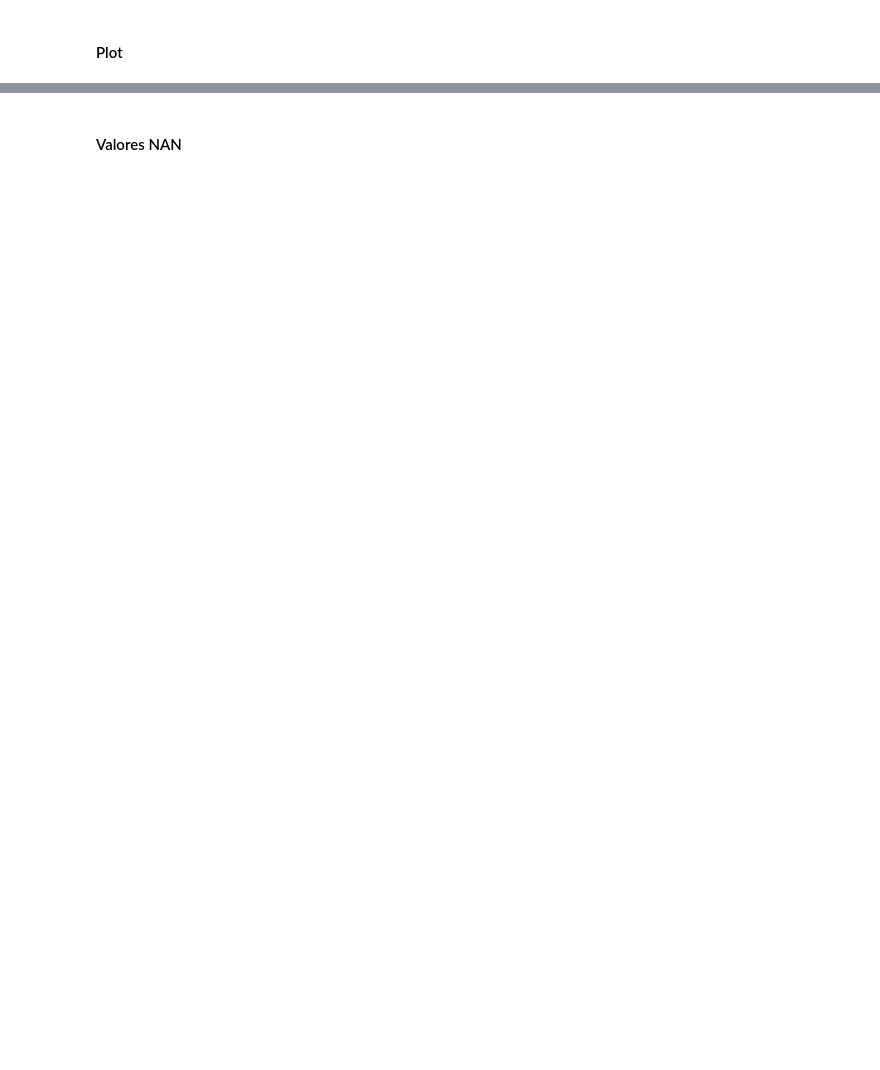
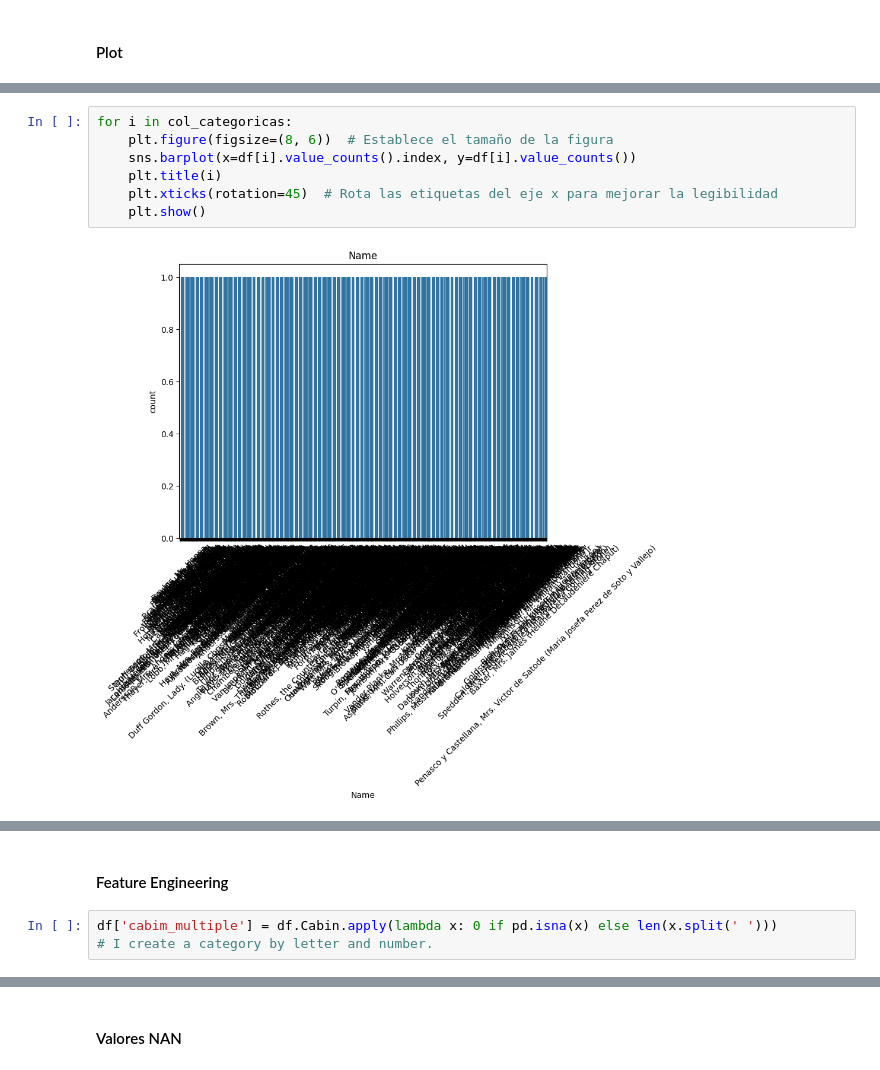
Before and after one commit to Remolino777/titanic, a Jupyter notebook: notebooks/01_eda.ipynb, the cells around one changed output, grey strips where cells are left out. Cells and saved outputs as stored; diff of their text form; blank space fills up the shorter version.

```diff
--- a/notebooks/01_eda.ipynb
+++ b/notebooks/01_eda.ipynb
@@ -72,0 +131,9 @@ for col in col_categoricas:
+# %%
+for i in col_categoricas:
+    plt.figure(figsize=(8, 6))  # Establece el tamaño de la figura
+    sns.barplot(x=df[i].value_counts().index, y=df[i].value_counts())
+    plt.title(i)
+    plt.xticks(rotation=45)  # Rota las etiquetas del eje x para mejorar la legibilidad
+    plt.show()
+# %% [output]
+[figure, added]
@@ -72,0 +144,5 @@ for col in col_categoricas:
+# %% [markdown]
+#### Feature Engineering
+# %%
+df['cabim_multiple'] = df.Cabin.apply(lambda x: 0 if pd.isna(x) else len(x.split(' ')))
+# I create a category by letter and number.
```
Also changed, not shown: parts of 34 cells of this notebook, 5 other files.
